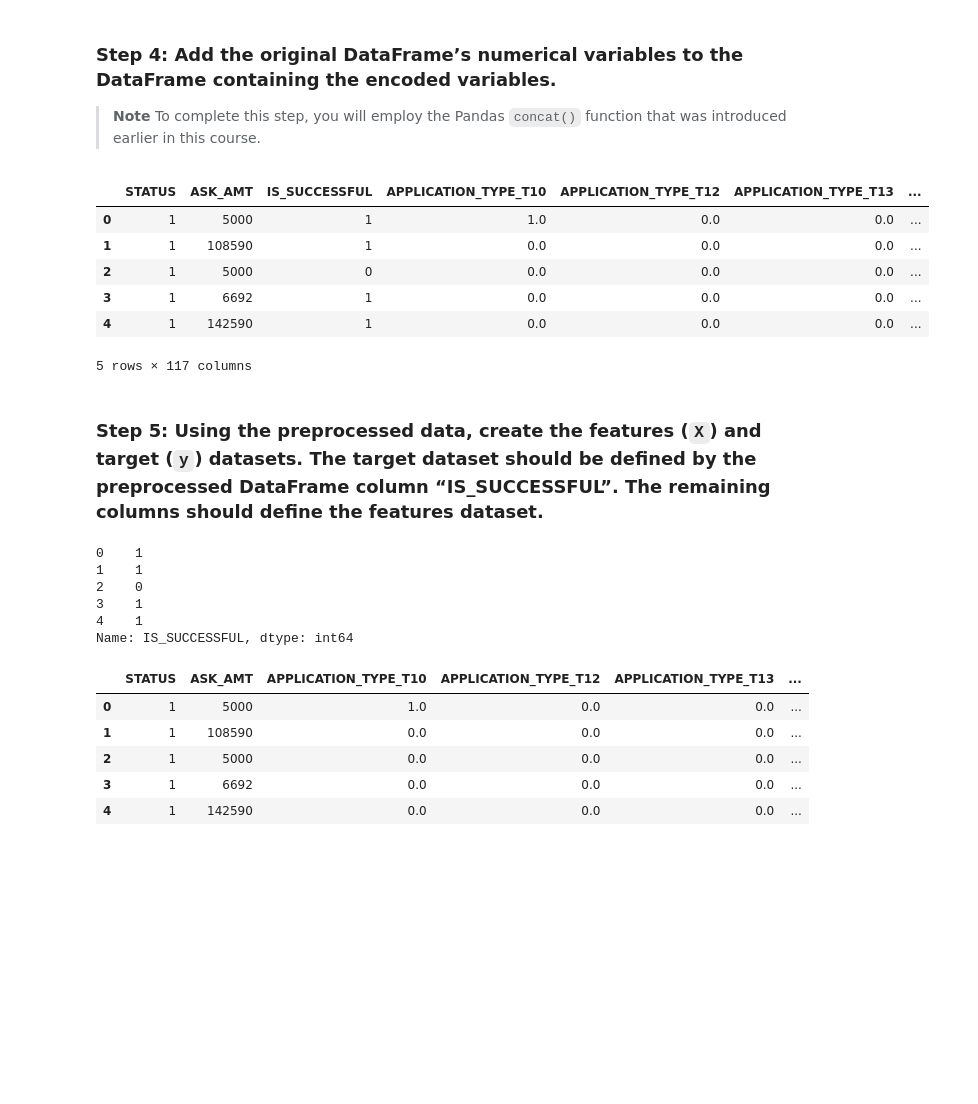
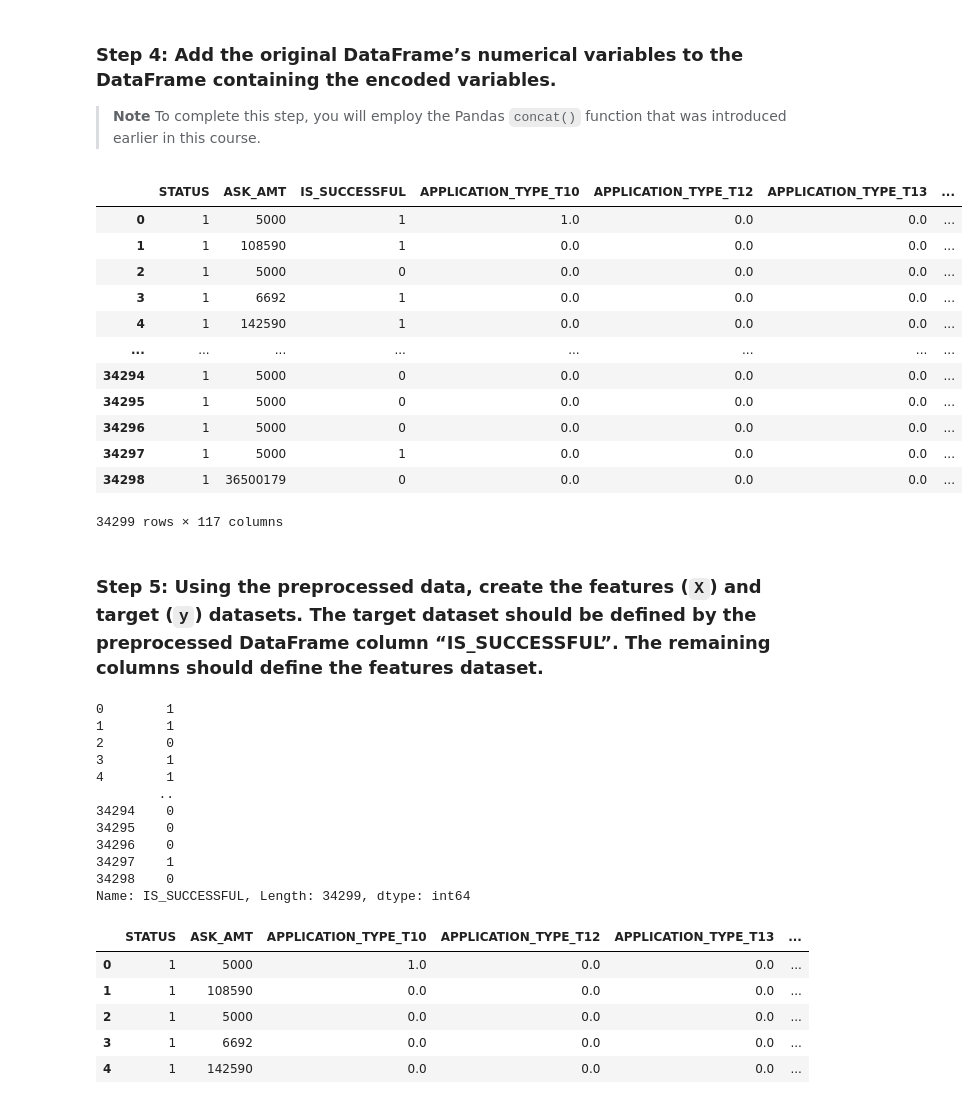
Before and after one commit to tembolo1284/ChallengeFiles_Part13_PaulLopez, a Jupyter notebook: venture_funding_with_deep_learning.ipynb, the cells around one changed output. Drawn from its saved outputs; the diff is of its cells as text; code cells hidden in the pictures; blank space fills up the shorter version.

```diff
--- a/venture_funding_with_deep_learning.ipynb
+++ b/venture_funding_with_deep_learning.ipynb
@@ -158,4 +158,6 @@ categorical_variables
  'SPECIAL_CONSIDERATIONS']
 # %%
 # Create a OneHotEncoder instance
-enc = enc = OneHotEncoder(sparse=False)
+enc = OneHotEncoder(sparse=False)
+
+enc
@@ -166,11 +179,11 @@ encoded_data = enc.fit_transform(applicant_data_df[categorical_variables])
 # Create a DataFrame with the encoded variables
 encoded_df = pd.DataFrame(
     encoded_data,
-    columns = enc.get_feature_names_out(categorical_variables) #using _out version of the code based off previous warning
+    columns = enc.get_feature_names(categorical_variables) #using _out version of the code based off previous warning
 )
 
 # Display the DataFrame
-encoded_df.head()
+encoded_df
 # %% [output]
 |  | APPLICATION_TYPE_T10 | APPLICATION_TYPE_T12 | APPLICATION_TYPE_T13 | APPLICATION_TYPE_T14 | ... |
 | 0 | 1.0 | 0.0 | 0.0 | 0.0 | ... |
@@ -186,25 +205,31 @@ encoded_df.head()
 # %%
 # Add the numerical variables from the original DataFrame to the one-hot encoding DataFrame
 numerical_variables_df = applicant_data_df.drop(columns = categorical_variables)
 
 attrition_df = pd.concat(
     [
         numerical_variables_df,
         encoded_df
     ],
     axis=1
 )
 
 # Review the Dataframe
-attrition_df.head()
+attrition_df
 # %% [output]
 |  | STATUS | ASK_AMT | IS_SUCCESSFUL | APPLICATION_TYPE_T10 | APPLICATION_TYPE_T12 | APPLICATION_TYPE_T13 | ... |
 | 0 | 1 | 5000 | 1 | 1.0 | 0.0 | 0.0 | ... |
 | 1 | 1 | 108590 | 1 | 0.0 | 0.0 | 0.0 | ... |
 | 2 | 1 | 5000 | 0 | 0.0 | 0.0 | 0.0 | ... |
 | 3 | 1 | 6692 | 1 | 0.0 | 0.0 | 0.0 | ... |
 | 4 | 1 | 142590 | 1 | 0.0 | 0.0 | 0.0 | ... |
+| ... | ... | ... | ... | ... | ... | ... | ... |
+| 34294 | 1 | 5000 | 0 | 0.0 | 0.0 | 0.0 | ... |
+| 34295 | 1 | 5000 | 0 | 0.0 | 0.0 | 0.0 | ... |
+| 34296 | 1 | 5000 | 0 | 0.0 | 0.0 | 0.0 | ... |
+| 34297 | 1 | 5000 | 1 | 0.0 | 0.0 | 0.0 | ... |
+| 34298 | 1 | 36500179 | 0 | 0.0 | 0.0 | 0.0 | ... |
-5 rows × 117 columns
+34299 rows × 117 columns
 # %% [markdown]
 ### Step 5: Using the preprocessed data, create the features (`X`) and target (`y`) datasets. The target dataset should be defined by the preprocessed DataFrame column “IS_SUCCESSFUL”. The remaining columns should define the features dataset.
 # %%
@@ -212,13 +237,19 @@ attrition_df.head()
 y = attrition_df["IS_SUCCESSFUL"]
 
 # Display a sample of y
-y[:5]
+y
 # %% [output]
-0    1
-1    1
-2    0
-3    1
-4    1
-Name: IS_SUCCESSFUL, dtype: int64
+0        1
+1        1
+2        0
+3        1
+4        1
+        ..
+34294    0
+34295    0
+34296    0
+34297    1
+34298    0
+Name: IS_SUCCESSFUL, Length: 34299, dtype: int64
 # %%
 # Define features set X by selecting all columns but IS_SUCCESSFUL
```
Also changed, not shown: parts of 23 cells of this notebook, 4 other files.
